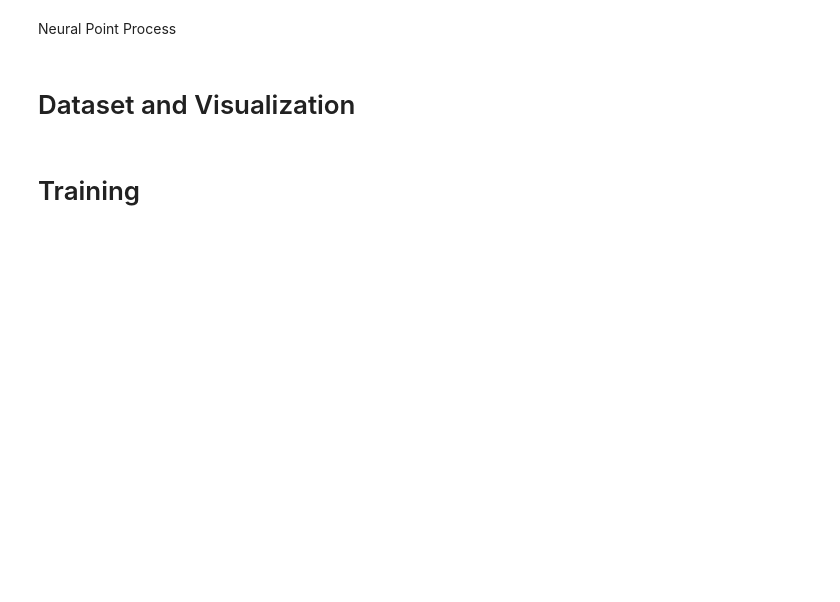
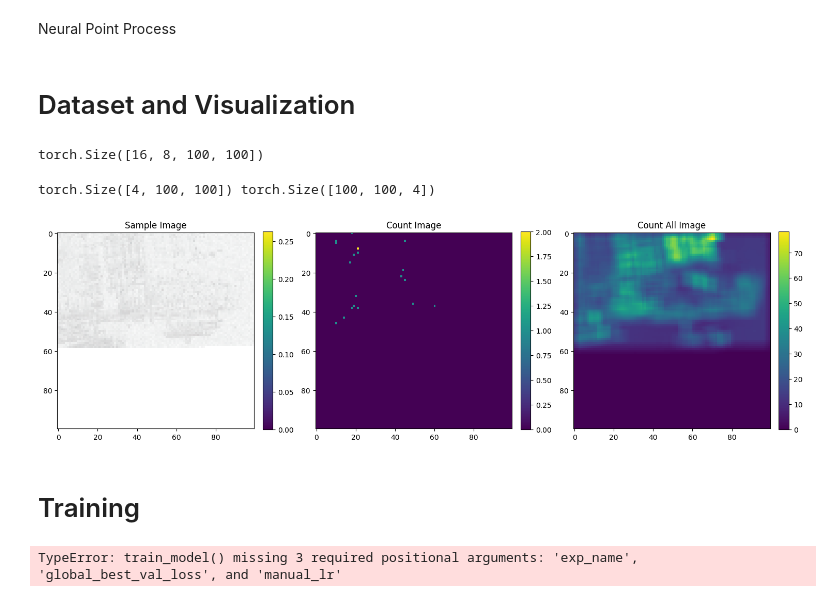
Before and after one commit to neu-spiral/Neural-Point-Processes, a Jupyter notebook: method_NPP.ipynb, the cells around one changed output. Saved outputs shown, nothing was run; the diff lists cells and outputs as text; code cells hidden in the pictures; blank space fills up the shorter version.

```diff
--- a/method_NPP.ipynb
+++ b/method_NPP.ipynb
@@ -72,20 +72,6 @@ if dataset == "Building":
     resize = Resize100
 else:
     resize = Resize
-
-transform = transforms.Compose([
-    ToTensor(),  # Convert to tensor (as you were doing)
-    resize()  # Resize to 100x100
-])
-
-transformed_dataset = PinDataset(csv_file=f"{data_folder}/pins.csv",
-                                 root_dir=f"./data/{folder}/images/",
-                                 transform=transform)
-
-# data_folder = f"./data/{folder}/"
-# transformed_dataset = PinDataset(csv_file=f"{data_folder}/pins_full.csv",
-#                                  root_dir=f"./data/{folder}/images/",
-#                                  transform=transform)
 
 
 # Define batch size
@@ -106,12 +92,15 @@ transform = transforms.Compose([
         resize()  # Resize to 100x100
     ])
 
-# transformed_dataset = PinDataset(csv_file=f"{data_folder}/pins.csv",
-#                                  root_dir=f"./data/{folder}/processed/images/",
-#                                  transform=transform)
+
+modality = "PS-RGBNIR-SAR"
+if dataset == "Building":
+    root_dir = "/work/USACE_KRI/Project_1/spacenet/aoi_11_rotterdam/train/train/AOI_11_Rotterdam/"+modality+"/"
+else:
+    root_dir=f"./data/{folder}/images/"
 
 transformed_dataset = PinDataset(csv_file=f"{data_folder}/pins.csv",
-                                 root_dir=f"./data/{folder}/images/",
+                                 root_dir=root_dir, modality=modality,
                                  transform=transform)
 
 
@@ -149,36 +138,44 @@ for batch in train_loader:
     images = batch['image'].to(device) # get RGB instead of RGBA
     pins = batch['pins']
     outputs = batch['outputs']
+    break
+# %%
+images.shape
+# %% [output]
+torch.Size([16, 8, 100, 100])
 # %%
 j=6
 sample_img = images[j].squeeze().detach().cpu()
 count_image = plot_label_pin(sample_img[0], pins[j], outputs[j])
 count_all_image = plot_all(sample_img[0], r=3)
 fig, axes = plt.subplots(1, 3, figsize=(15, 5))
 
-sample_img = sample_img[:1]
+sample_img = sample_img[4:]
 img = np.transpose(sample_img, (1, 2, 0))
 print(sample_img.shape, img.shape)
 im0 = axes[0].imshow(img)
 # Plot the sample_img in the first subplot
 # im0 = axes[0].imshow(sample_img)
 axes[0].set_title('Sample Image')
 fig.colorbar(im0, ax=axes[0], fraction=0.046, pad=0.04)  # Add colorbar
 
 # Plot the count_image in the second subplot
 im1 = axes[1].imshow(count_image)
 axes[1].set_title('Count Image')
 fig.colorbar(im1, ax=axes[1], fraction=0.046, pad=0.04)  # Add colorbar
 
 # Plot the count_all_image in the third subplot
 im2 = axes[2].imshow(count_all_image)
 axes[2].set_title('Count All Image')
 fig.colorbar(im2, ax=axes[2], fraction=0.046, pad=0.04)  # Add colorbar
 
 # Add spacing between subplots
 plt.tight_layout()
 # Display the figure
 plt.show()
+# %% [output]
+torch.Size([4, 100, 100]) torch.Size([100, 100, 4])
+[figure, added]
 # %% [markdown]
 # Training
 # %%
@@ -357,6 +354,8 @@ loss_vs_sigma_data = run_and_save_pipeline(sigmas, num_kernels_encoder, num_kern
 
 # Plot and save the plot using the saved data
 plot_and_save(loss_vs_sigma_data, sigmas, dataset, learning_rate)
+# %% [output]
+TypeError: train_model() missing 3 required positional arguments: 'exp_name', 'global_best_val_loss', and 'manual_lr'
 # %%
 loss_vs_sigma_data
 # %%
```
Also changed, not shown: parts of 1 cell of this notebook, 3 other files.
